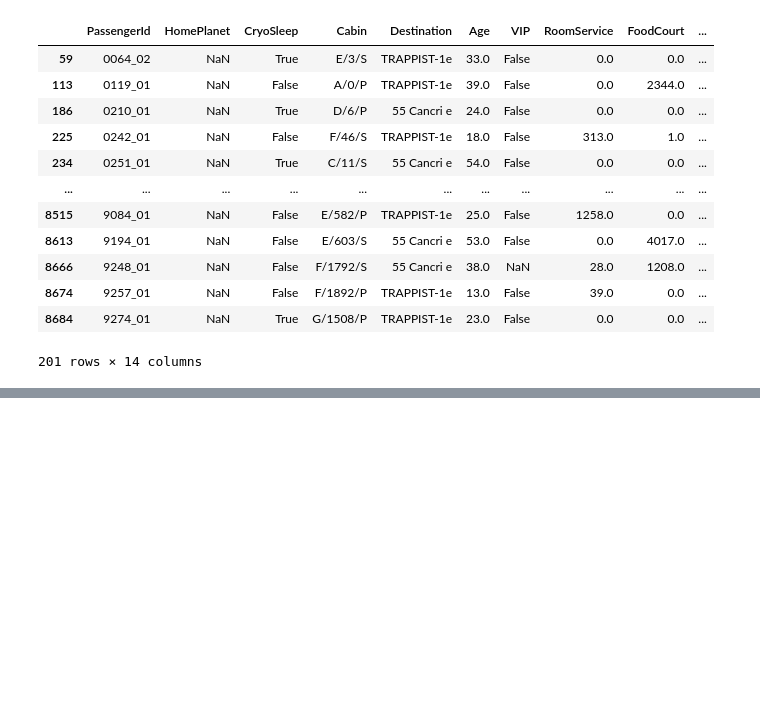
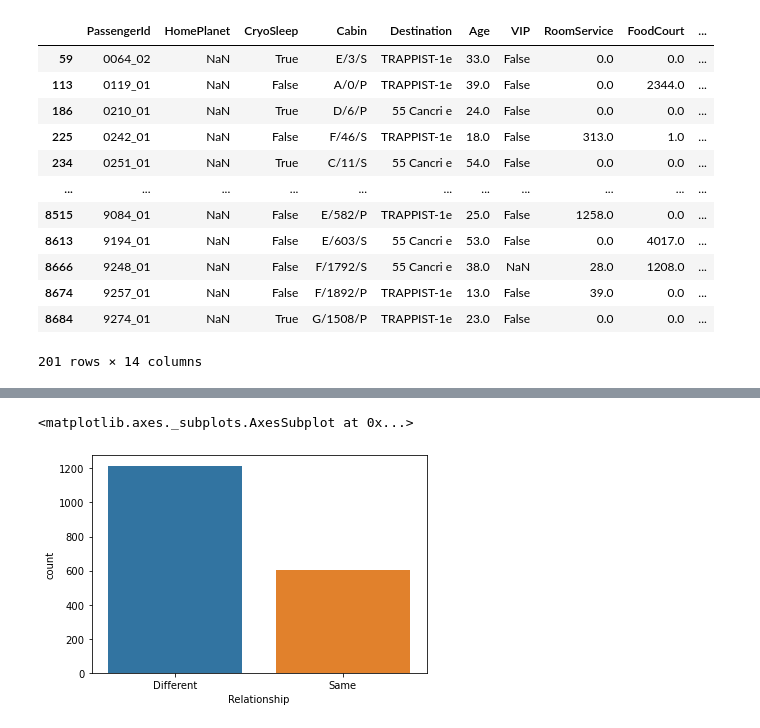
Before and after one commit to aayushshrma/spaceship-titanic, a Jupyter notebook: data_exploration/spaceship-titanic.ipynb, the cells around one changed output, grey strips where cells are left out. Drawn from its saved outputs; the diff is of its cells as text; code cells hidden in the pictures; blank space fills up the shorter version.

```diff
--- a/data_exploration/spaceship-titanic.ipynb
+++ b/data_exploration/spaceship-titanic.ipynb
@@ -144,0 +174,5 @@ missing_home_p_df
+# %%
+sns.countplot(x='Relationship', data=results_df1)
+# %% [output]
+<matplotlib.axes._subplots.AxesSubplot at 0x...>
+[figure, added]
```
Also changed, not shown: parts of 6 cells of this notebook.
